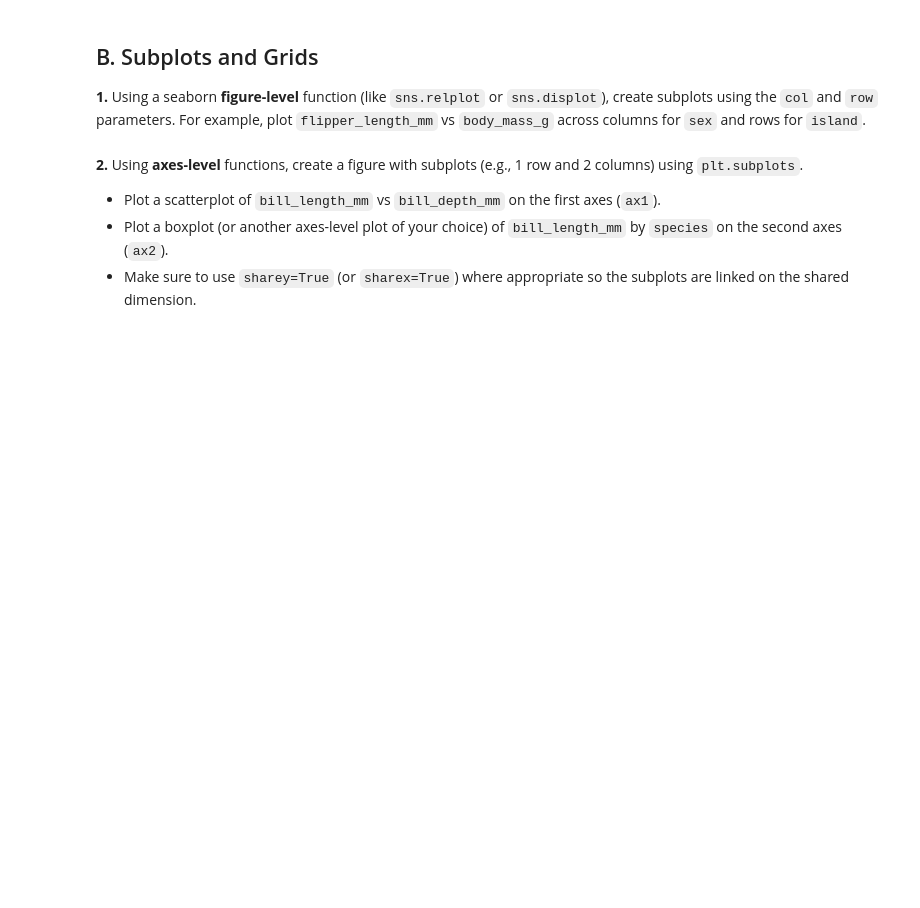
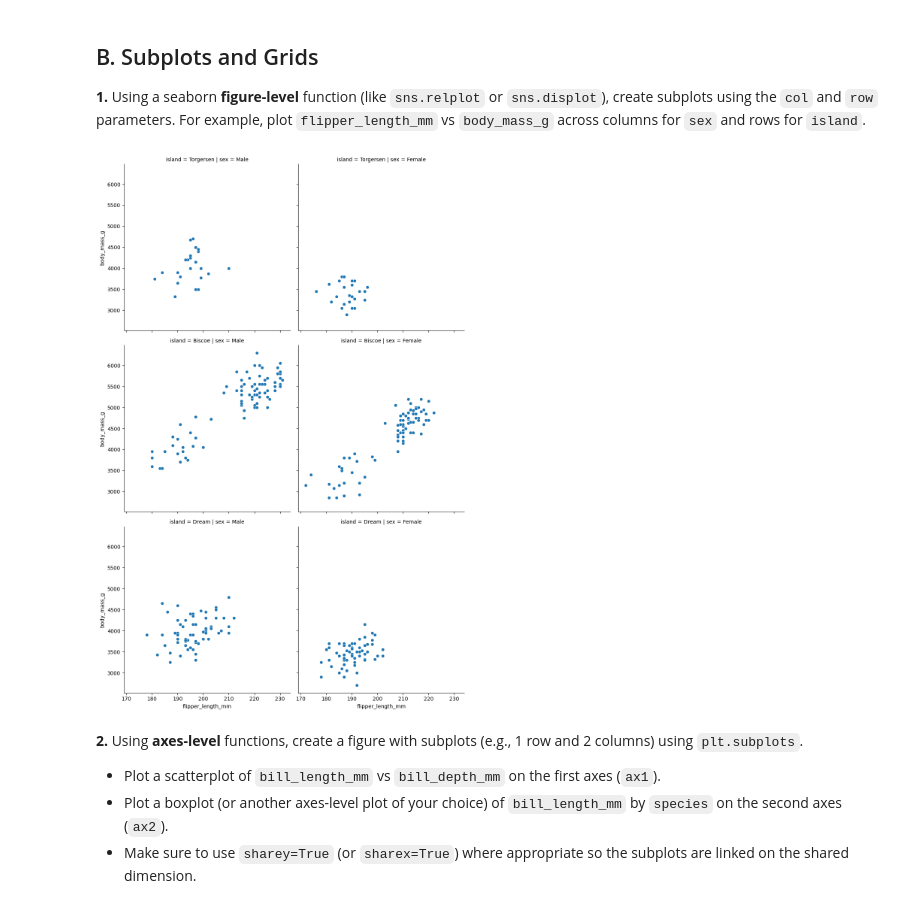
Before and after one commit to ibtihalalf/Exercises1, a Jupyter notebook: Week2/M3/m3_2_exercise.ipynb, the cells around one changed output. Saved outputs shown, nothing was run; the diff lists cells and outputs as text; code cells hidden in the pictures; blank space fills up the shorter version.

```diff
--- a/Week2/M3/m3_2_exercise.ipynb
+++ b/Week2/M3/m3_2_exercise.ipynb
@@ -52,3 +50,19 @@ A Barplot compares values across categories, where each bar represents a categor
+# %%
+penguins = sns.load_dataset("penguins").dropna()
+
+# Create figure-level plot with subplots
+g = sns.relplot(
+    data=penguins,
+    x="flipper_length_mm",
+    y="body_mass_g",
+    col="sex",        # columns split by sex
+    row="island",     # rows split by island
+    kind="scatter"
+)
+
+plt.show()
+# %% [output]
+[figure, added]
 # %% [markdown]
 **2.** Using **axes-level** functions, create a figure with subplots (e.g., 1 row and 2 columns) using `plt.subplots`.
 - Plot a scatterplot of `bill_length_mm` vs `bill_depth_mm` on the first axes (`ax1`).
```
Also changed, not shown: parts of 1 cell of this notebook.
